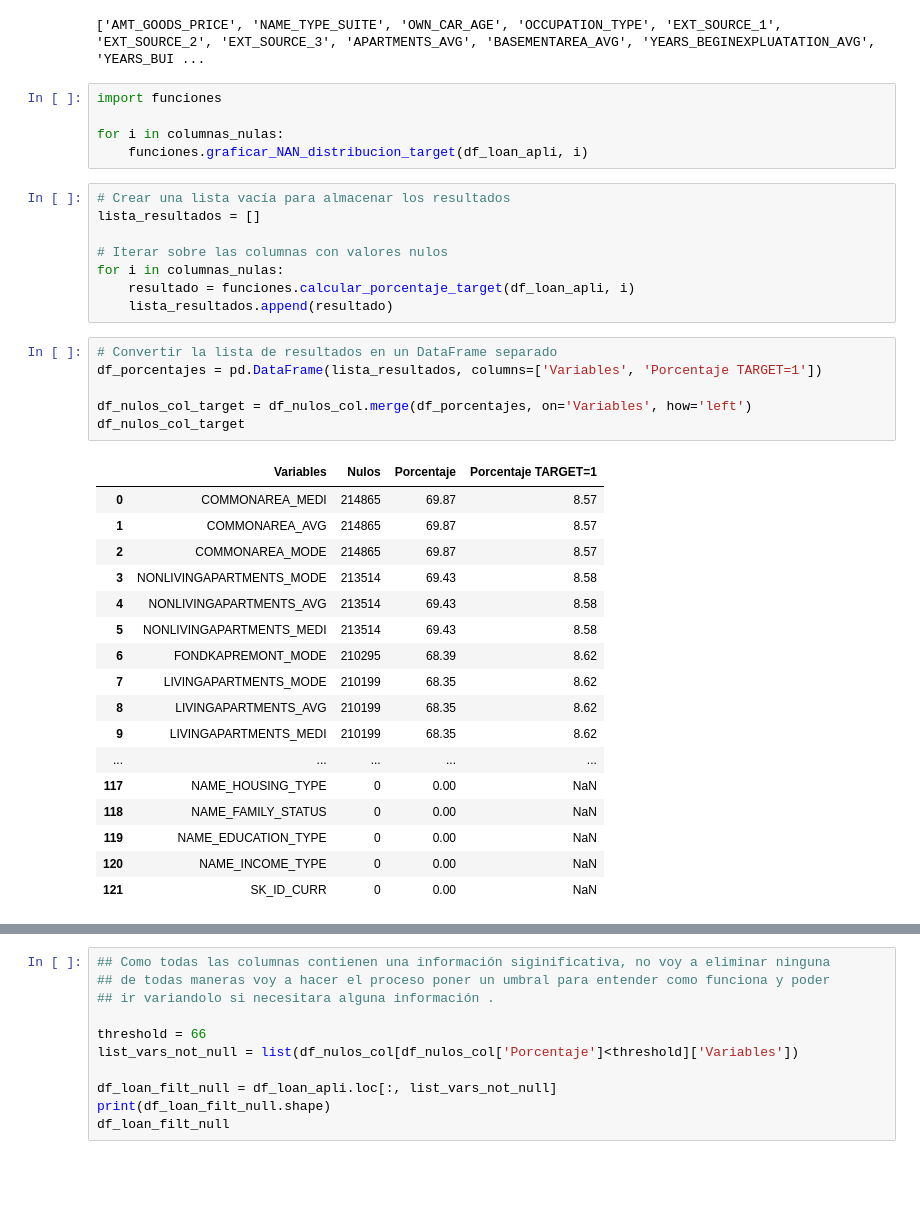
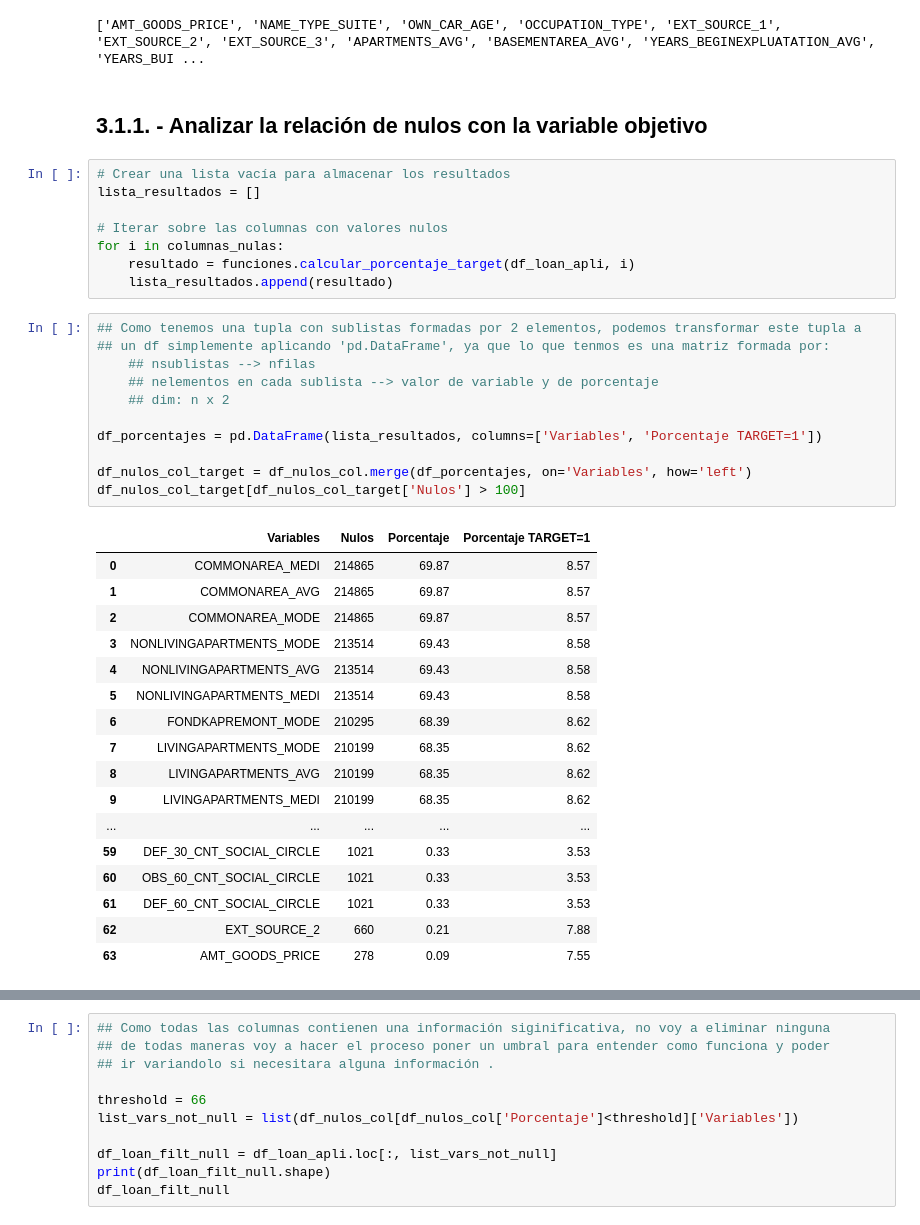
Before and after one commit to josee2202/practica1_EDA, a Jupyter notebook: 01_Exploración_general.ipynb, the cells around one changed output, grey strips where cells are left out. Drawn from its saved outputs; the diff is of its cells as text; blank space fills up the shorter version.

Commit message:
Tratamiento de variables categoricas y graficaciones en el notebook 2 Revisar float64

```diff
--- a/01_Exploración_general.ipynb
+++ b/01_Exploración_general.ipynb
@@ -136,11 +244,8 @@ columnas_nulas = df_loan_apli.columns[condicion].tolist()
 print(columnas_nulas)
 # %% [output]
 ['AMT_GOODS_PRICE', 'NAME_TYPE_SUITE', 'OWN_CAR_AGE', 'OCCUPATION_TYPE', 'EXT_SOURCE_1', 'EXT_SOURCE_2', 'EXT_SOURCE_3', 'APARTMENTS_AVG', 'BASEMENTAREA_AVG', 'YEARS_BEGINEXPLUATATION_AVG', 'YEARS_BUI ...
-# %%
-import funciones
-
-for i in columnas_nulas:
-    funciones.graficar_NAN_distribucion_target(df_loan_apli, i)
+# %% [markdown]
+## 3.1.1. - Analizar la relación de nulos con la variable objetivo
 # %%
 # Crear una lista vacía para almacenar los resultados
 lista_resultados = []
@@ -149,28 +254,33 @@ lista_resultados = []
 for i in columnas_nulas:
     resultado = funciones.calcular_porcentaje_target(df_loan_apli, i)
     lista_resultados.append(resultado)
-# %%
-# Convertir la lista de resultados en un DataFrame separado
-df_porcentajes = pd.DataFrame(lista_resultados, columns=['Variables', 'Porcentaje TARGET=1'])
-
-df_nulos_col_target = df_nulos_col.merge(df_porcentajes, on='Variables', how='left')
-df_nulos_col_target
-# %% [output]
-|  | Variables | Nulos | Porcentaje | Porcentaje TARGET=1 |
-| 0 | COMMONAREA_MEDI | 214865 | 69.87 | 8.57 |
-| 1 | COMMONAREA_AVG | 214865 | 69.87 | 8.57 |
-| 2 | COMMONAREA_MODE | 214865 | 69.87 | 8.57 |
-| 3 | NONLIVINGAPARTMENTS_MODE | 213514 | 69.43 | 8.58 |
-| 4 | NONLIVINGAPARTMENTS_AVG | 213514 | 69.43 | 8.58 |
-| 5 | NONLIVINGAPARTMENTS_MEDI | 213514 | 69.43 | 8.58 |
-| 6 | FONDKAPREMONT_MODE | 210295 | 68.39 | 8.62 |
-| 7 | LIVINGAPARTMENTS_MODE | 210199 | 68.35 | 8.62 |
-| 8 | LIVINGAPARTMENTS_AVG | 210199 | 68.35 | 8.62 |
-| 9 | LIVINGAPARTMENTS_MEDI | 210199 | 68.35 | 8.62 |
-| ... | ... | ... | ... | ... |
-| 117 | NAME_HOUSING_TYPE | 0 | 0.00 | NaN |
-| 118 | NAME_FAMILY_STATUS | 0 | 0.00 | NaN |
-| 119 | NAME_EDUCATION_TYPE | 0 | 0.00 | NaN |
-| 120 | NAME_INCOME_TYPE | 0 | 0.00 | NaN |
-| 121 | SK_ID_CURR | 0 | 0.00 | NaN |
+# %%
+## Como tenemos una tupla con sublistas formadas por 2 elementos, podemos transformar este tupla a
+## un df simplemente aplicando 'pd.DataFrame', ya que lo que tenmos es una matriz formada por:
+    ## nsublistas --> nfilas
+    ## nelementos en cada sublista --> valor de variable y de porcentaje
+    ## dim: n x 2
+
+df_porcentajes = pd.DataFrame(lista_resultados, columns=['Variables', 'Porcentaje TARGET=1'])
+
+df_nulos_col_target = df_nulos_col.merge(df_porcentajes, on='Variables', how='left')
+df_nulos_col_target[df_nulos_col_target['Nulos'] > 100]
+# %% [output]
+|  | Variables | Nulos | Porcentaje | Porcentaje TARGET=1 |
+| 0 | COMMONAREA_MEDI | 214865 | 69.87 | 8.57 |
+| 1 | COMMONAREA_AVG | 214865 | 69.87 | 8.57 |
+| 2 | COMMONAREA_MODE | 214865 | 69.87 | 8.57 |
+| 3 | NONLIVINGAPARTMENTS_MODE | 213514 | 69.43 | 8.58 |
+| 4 | NONLIVINGAPARTMENTS_AVG | 213514 | 69.43 | 8.58 |
+| 5 | NONLIVINGAPARTMENTS_MEDI | 213514 | 69.43 | 8.58 |
+| 6 | FONDKAPREMONT_MODE | 210295 | 68.39 | 8.62 |
+| 7 | LIVINGAPARTMENTS_MODE | 210199 | 68.35 | 8.62 |
+| 8 | LIVINGAPARTMENTS_AVG | 210199 | 68.35 | 8.62 |
+| 9 | LIVINGAPARTMENTS_MEDI | 210199 | 68.35 | 8.62 |
+| ... | ... | ... | ... | ... |
+| 59 | DEF_30_CNT_SOCIAL_CIRCLE | 1021 | 0.33 | 3.53 |
+| 60 | OBS_60_CNT_SOCIAL_CIRCLE | 1021 | 0.33 | 3.53 |
+| 61 | DEF_60_CNT_SOCIAL_CIRCLE | 1021 | 0.33 | 3.53 |
+| 62 | EXT_SOURCE_2 | 660 | 0.21 | 7.88 |
+| 63 | AMT_GOODS_PRICE | 278 | 0.09 | 7.55 |
 # %% [markdown]
```
Also changed, not shown: parts of 37 cells of this notebook, 2 other files.
